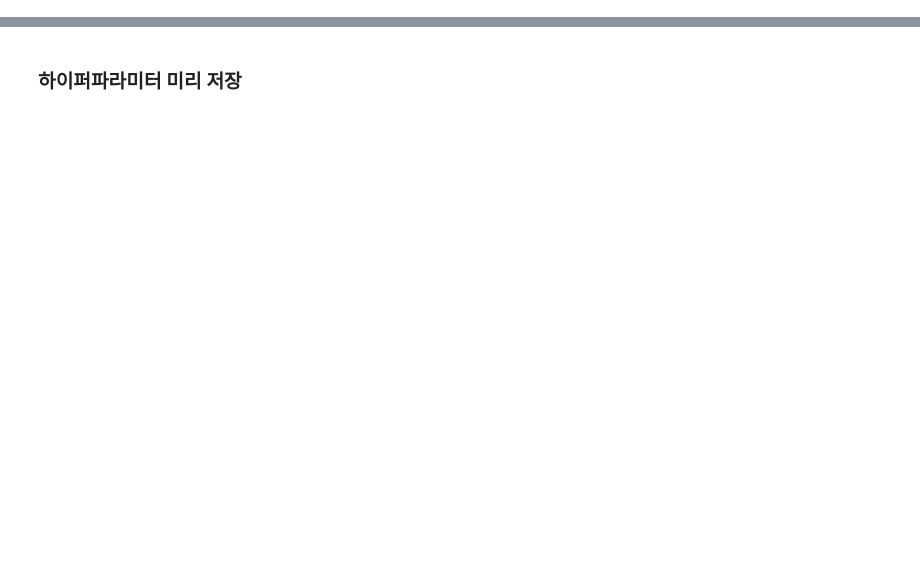
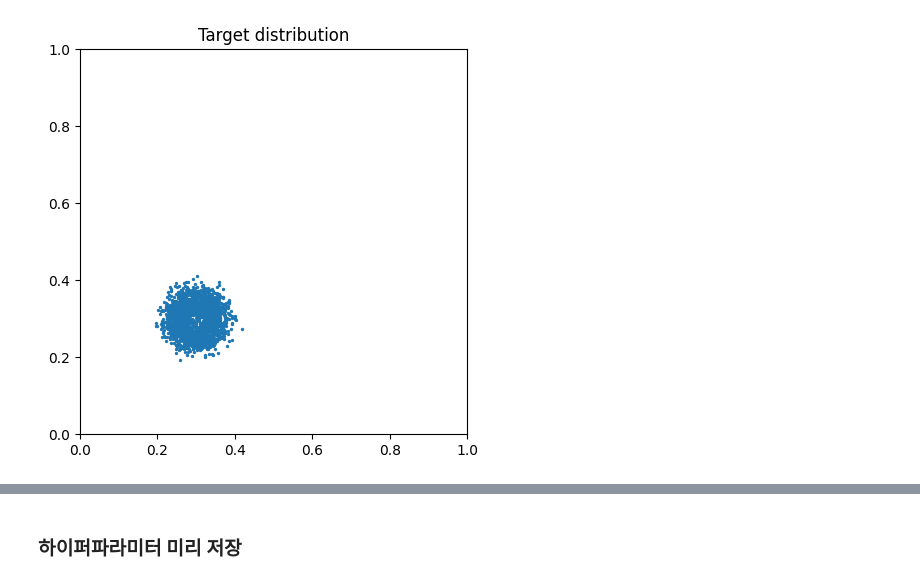
Before and after one commit to red1108/infoQGAN-outdated-, a Jupyter notebook: QGAN+QMINE/code.ipynb, the cells around one changed output, grey strips where cells are left out. Cells and saved outputs as stored; diff of their text form; code cells hidden in the pictures; blank space fills up the shorter version.

```diff
--- a/QGAN+QMINE/code.ipynb
+++ b/QGAN+QMINE/code.ipynb
@@ -34,10 +34,10 @@ def generate_points_distribution(data_num=2000, dist_type="circle"):
         yy = 3.8 * xx*xx - 3.8 * xx + 1.2 + 0.03 * np.random.randn(data_num)  # y 좌표 계산
 
     elif dist_type == 'circle':
-        radius = 0.20
+        radius = 0.05
         theta = np.linspace(0, 2 * np.pi, data_num)  # 각도 범위를 정의합니다.
-        xx = radius * np.cos(theta) + 0.5 + 0.02 * np.random.randn(data_num)  # x 좌표 계산
-        yy = radius * np.sin(theta) + 0.55 + 0.02 * np.random.randn(data_num)  # y 좌표 계산
+        xx = radius * np.cos(theta) + 0.3 + 0.02 * np.random.randn(data_num)  # x 좌표 계산
+        yy = radius * np.sin(theta) + 0.3 + 0.02 * np.random.randn(data_num)  # y 좌표 계산
 
     elif dist_type == 'lemniscate':
         xx = []
@@ -59,13 +59,15 @@ def generate_points_distribution(data_num=2000, dist_type="circle"):
 
     return data
 # %%
-x = generate_points_distribution(2000, 'box')
+x = generate_points_distribution(2000, 'circle')
 plt.figure(figsize=(5,5))
 plt.scatter(x[:,0], x[:,1], s=2.0)
 plt.title('Target distribution')
 plt.xlim((0, 1))
 plt.ylim((0, 1))
 plt.show()
+# %% [output]
+[figure, added]
 # %%
 # setting torch device
 device = torch.device("cuda:0" if torch.cuda.is_available() else "cpu")
```
Also changed, not shown: parts of 9 cells of this notebook, 12 other files.
